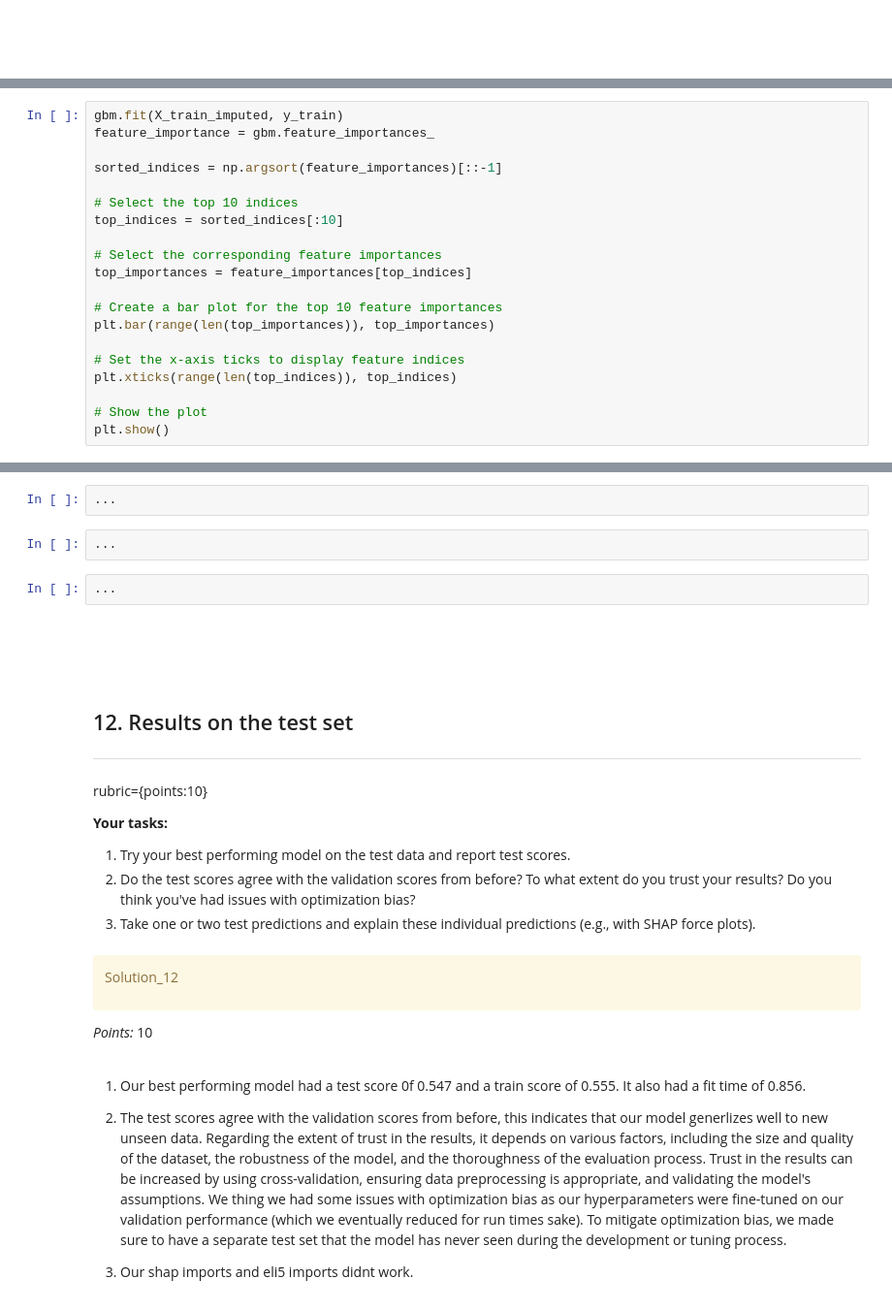
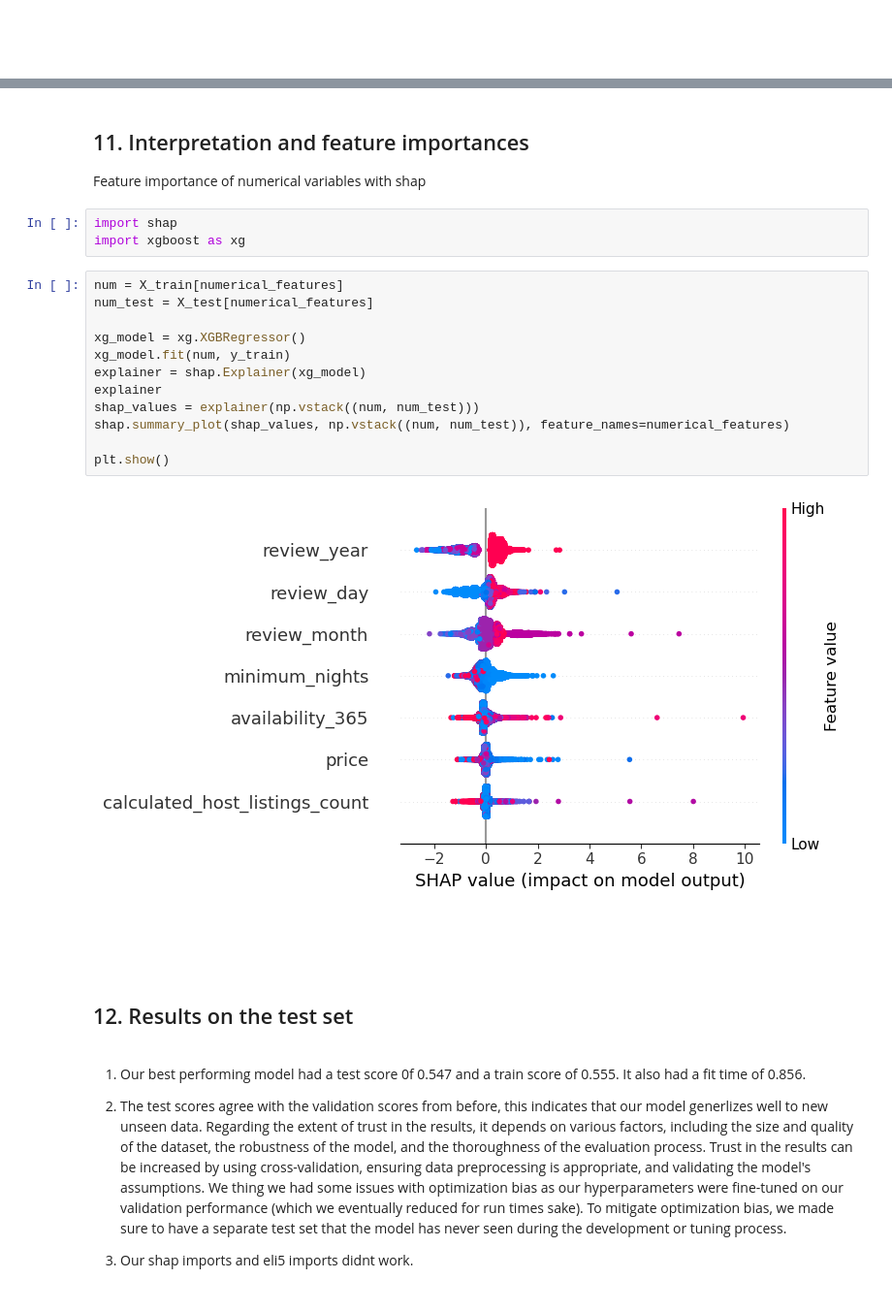
Before and after one commit to Ollie-Gullery/DS_Airbnb_Analysis, a Jupyter notebook: airbnb_analysis.ipynb, the cells around one changed output, grey strips where cells are left out. Shown: that part at 97% size. Cells and saved outputs as stored; diff of their text form.

```diff
--- a/airbnb_analysis.ipynb
+++ b/airbnb_analysis.ipynb
@@ -1194,20 +892,0 @@ features
-# %%
-gbm.fit(X_train_imputed, y_train)
-feature_importance = gbm.feature_importances_
-
-sorted_indices = np.argsort(feature_importances)[::-1]
-
-# Select the top 10 indices
-top_indices = sorted_indices[:10]
-
-# Select the corresponding feature importances
-top_importances = feature_importances[top_indices]
-
-# Create a bar plot for the top 10 feature importances
-plt.bar(range(len(top_importances)), top_importances)
-
-# Set the x-axis ticks to display feature indices
-plt.xticks(range(len(top_indices)), top_indices)
-
-# Show the plot
-plt.show()
@@ -1261,34 +893,32 @@ print(top_10_features)
-# %%
-...
-# %%
-...
-# %%
-...
+# %% [markdown]
+
+## 11. Interpretation and feature importances
+
+Feature importance of numerical variables with shap
+# %%
+import shap
+import xgboost as xg
+# %%
+num = X_train[numerical_features]
+num_test = X_test[numerical_features]
+
+xg_model = xg.XGBRegressor()
+xg_model.fit(num, y_train)
+explainer = shap.Explainer(xg_model)
+explainer
+shap_values = explainer(np.vstack((num, num_test)))
+shap.summary_plot(shap_values, np.vstack((num, num_test)), feature_names=numerical_features)
+
+plt.show()
+# %% [output]
+[figure, added]
 # %% [markdown]
 <!-- END QUESTION -->
 
 <br><br>
-# %% [markdown]
-<!-- BEGIN QUESTION -->
-
-## 12. Results on the test set <a name="12"></a>
-<hr>
-
-rubric={points:10}
-
-**Your tasks:**
-
-1. Try your best performing model on the test data and report test scores.
-2. Do the test scores agree with the validation scores from before? To what extent do you trust your results? Do you think you've had issues with optimization bias?
-3. Take one or two test predictions and explain these individual predictions (e.g., with SHAP force plots).
-# %% [markdown]
-<div class="alert alert-warning">
-
-Solution_12
-
-</div>
-
-_Points:_ 10
+# %% [markdown]
+
+## 12. Results on the test set
 # %% [markdown]
 1. Our best performing model had a test score 0f 0.547 and a train score of 0.555. It also had a fit time of 0.856.
 
```
Also changed, not shown: parts of 102 cells of this notebook, 3 other files.
